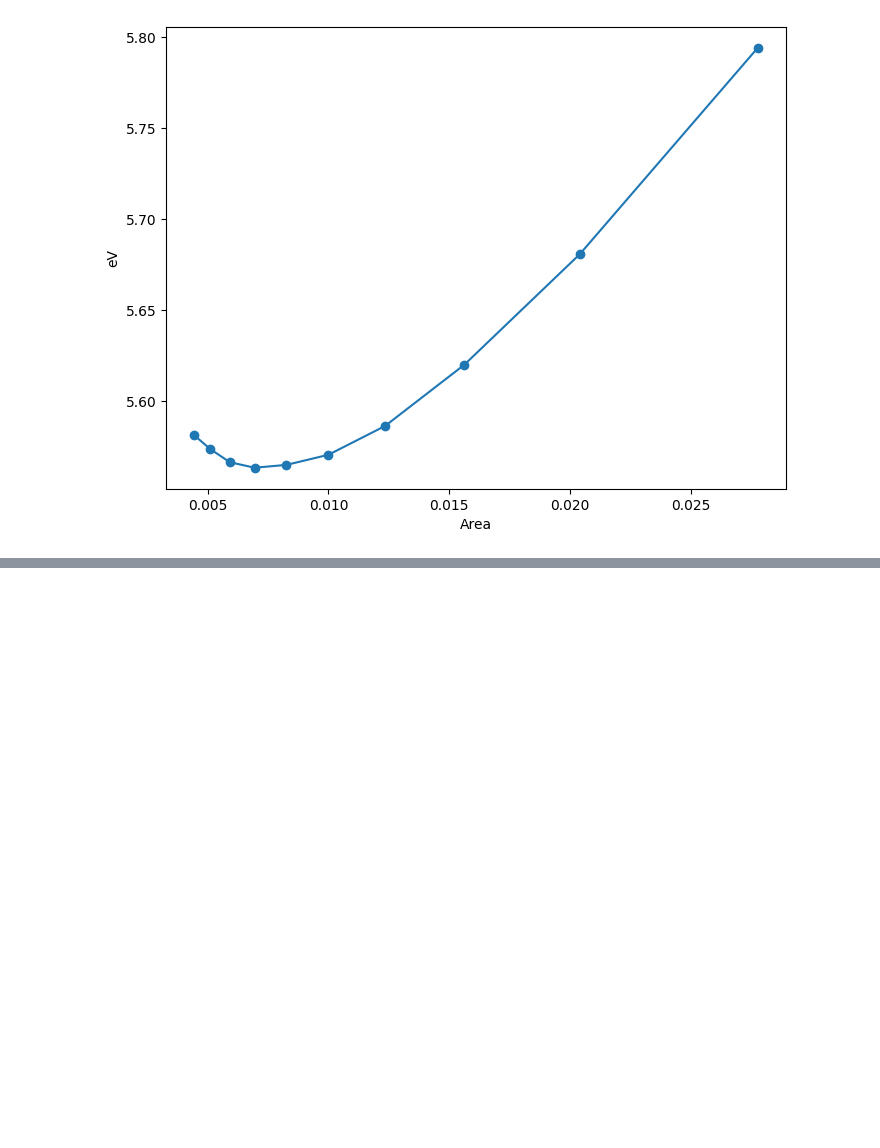
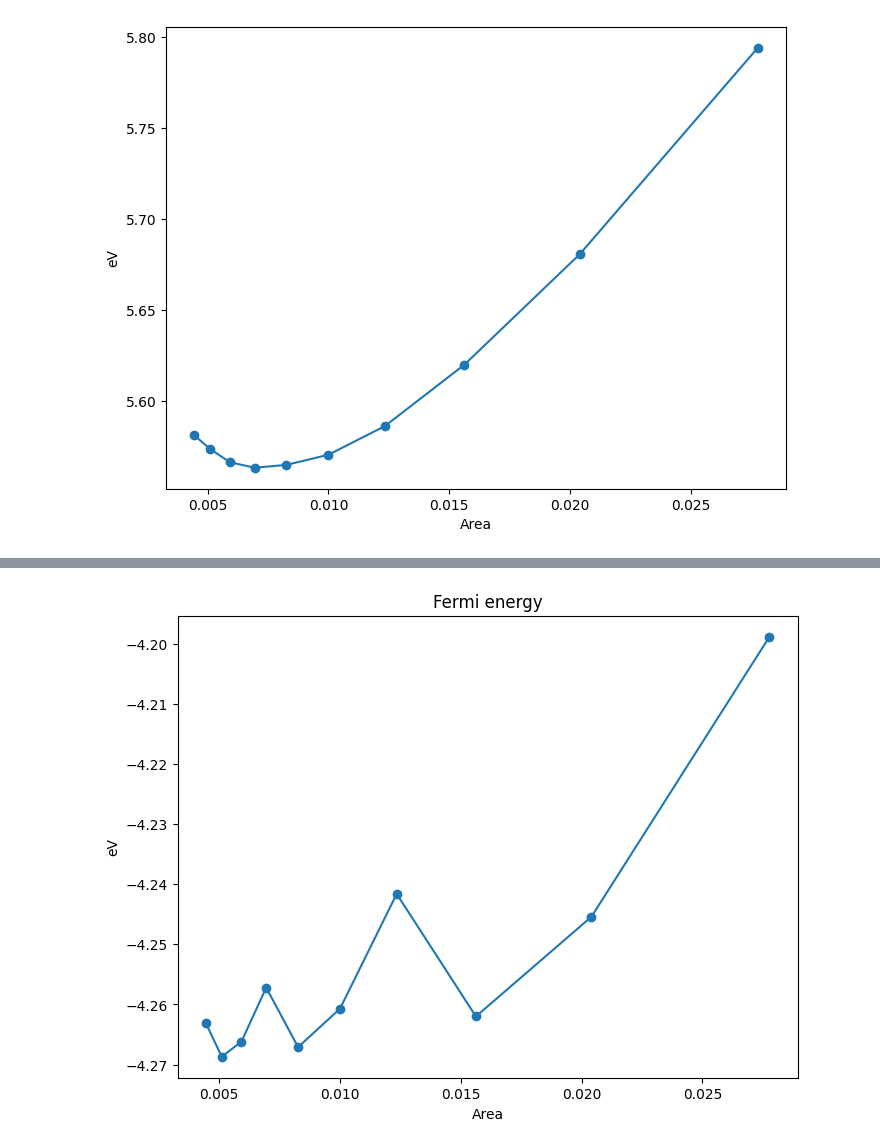
Before and after one commit to rjguo1208/potcorr, a Jupyter notebook: plot.ipynb, the cells around one changed output, grey strips where cells are left out. Cells and saved outputs as stored; diff of their text form; code cells hidden in the pictures; blank space fills up the shorter version.

```diff
--- a/plot.ipynb
+++ b/plot.ipynb
@@ -616,0 +649,25 @@ array([449.30549689, 449.53805383, 449.60358647, 449.5855189 ,
+# %%
+efermi = np.array([
+     -4.1988,
+ -4.2454,
+ -4.2620 ,
+ -4.2416 ,
+ -4.2607 ,
+ -4.2671 ,
+ -4.2572 ,
+ -4.2662 ,
+-4.2687 ,
+   -4.2631 ,
+])
+
+fig,ax = plt.subplots(figsize = (8,6), dpi = 100)
+
+ax.plot(1/x**2, efermi)
+ax.scatter(1/x**2, efermi)
+plt.title('Fermi energy')
+plt.ylabel('eV')
+plt.xlabel('Area')
+
+plt.show()
+# %% [output]
+[figure, added]
```
Also changed, not shown: parts of 11 cells of this notebook, 4 other files.
